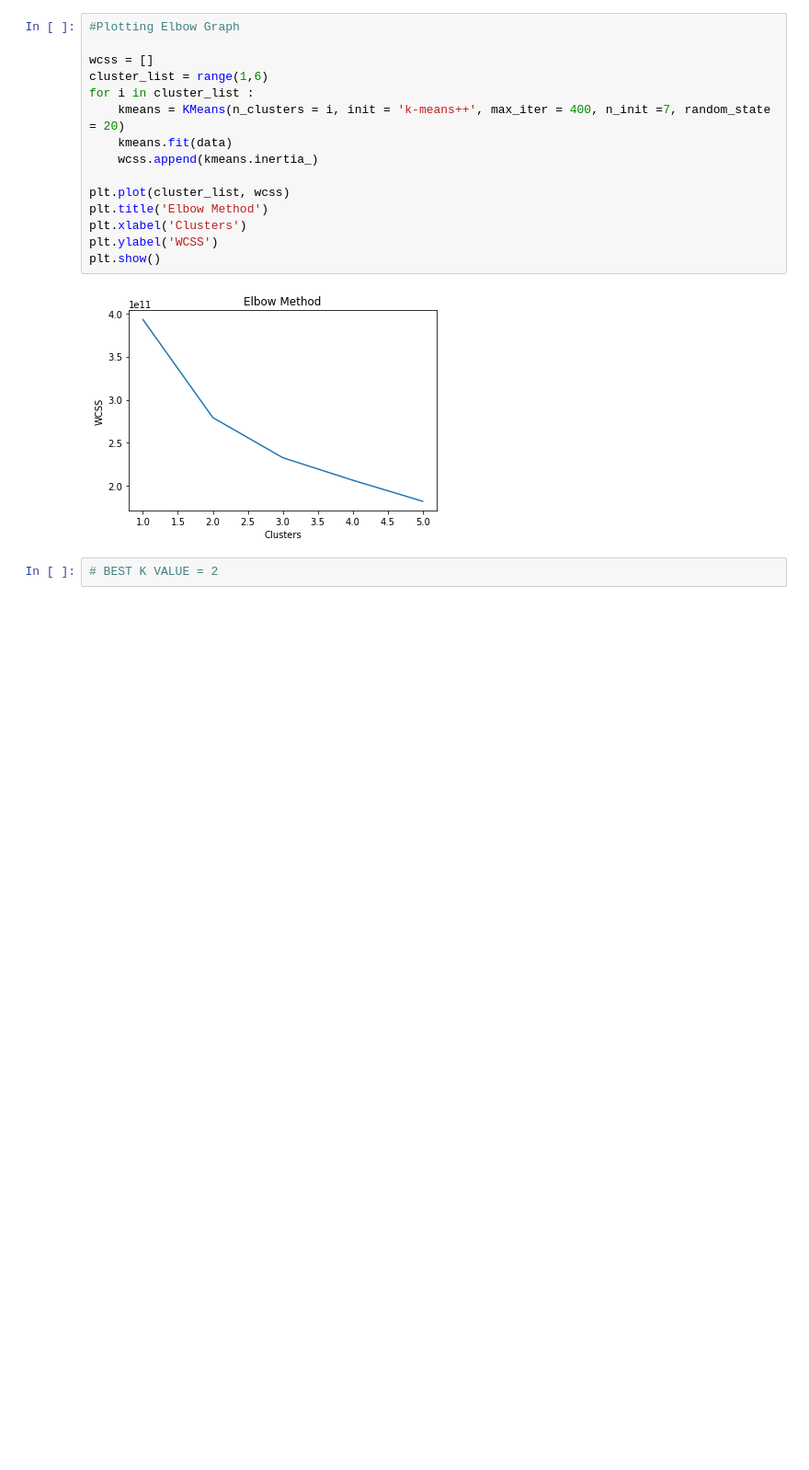
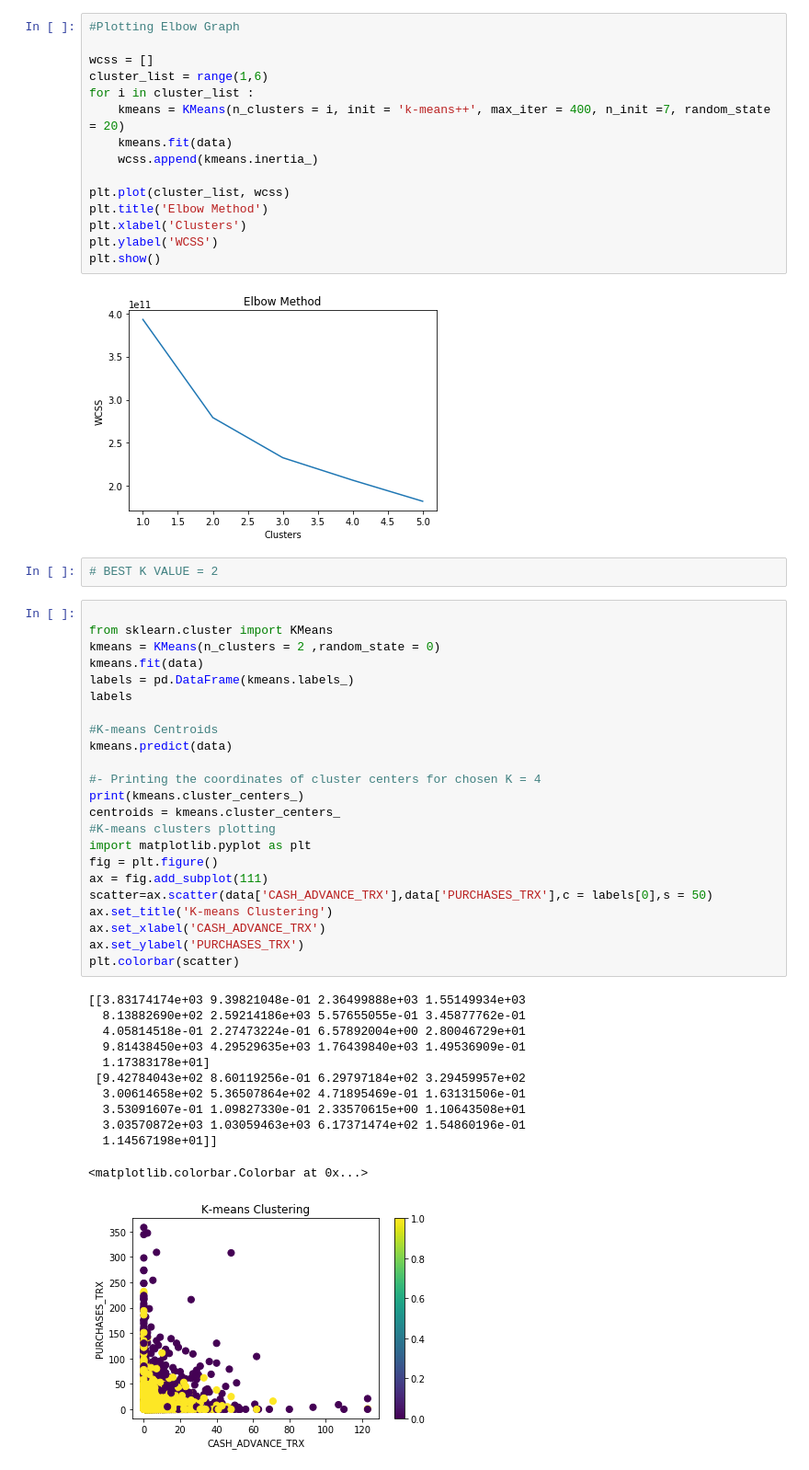
Before and after one commit to H-JEMAI/Hatem-JEMAI, a Jupyter notebook: CHECKPOINT 7 INHERENT CLUSTERS K MEANS.ipynb, the cells around one changed output. Shown at 92% size. Saved outputs shown, nothing was run; the diff lists cells and outputs as text; blank space fills up the shorter version.

```diff
--- a/CHECKPOINT 7 INHERENT CLUSTERS K MEANS.ipynb
+++ b/CHECKPOINT 7 INHERENT CLUSTERS K MEANS.ipynb
@@ -548,4 +543,40 @@ plt.show()
 [figure]
 # %%
 # BEST K VALUE = 2
+# %%
+
+from sklearn.cluster import KMeans
+kmeans = KMeans(n_clusters = 2 ,random_state = 0)
+kmeans.fit(data)
+labels = pd.DataFrame(kmeans.labels_)
+labels
+
+#K-means Centroids
+kmeans.predict(data)
+
+#- Printing the coordinates of cluster centers for chosen K = 4
+print(kmeans.cluster_centers_)
+centroids = kmeans.cluster_centers_
+#K-means clusters plotting
+import matplotlib.pyplot as plt
+fig = plt.figure()
+ax = fig.add_subplot(111)
+scatter=ax.scatter(data['CASH_ADVANCE_TRX'],data['PURCHASES_TRX'],c = labels[0],s = 50)
+ax.set_title('K-means Clustering')
+ax.set_xlabel('CASH_ADVANCE_TRX')
+ax.set_ylabel('PURCHASES_TRX')
+plt.colorbar(scatter)
+# %% [output]
+[[3.83174174e+03 9.39821048e-01 2.36499888e+03 1.55149934e+03
+  8.13882690e+02 2.59214186e+03 5.57655055e-01 3.45877762e-01
+  4.05814518e-01 2.27473224e-01 6.57892004e+00 2.80046729e+01
+  9.81438450e+03 4.29529635e+03 1.76439840e+03 1.49536909e-01
+  1.17383178e+01]
+ [9.42784043e+02 8.60119256e-01 6.29797184e+02 3.29459957e+02
+  3.00614658e+02 5.36507864e+02 4.71895469e-01 1.63131506e-01
+  3.53091607e-01 1.09827330e-01 2.33570615e+00 1.10643508e+01
+  3.03570872e+03 1.03059463e+03 6.17371474e+02 1.54860196e-01
+  1.14567198e+01]]
+<matplotlib.colorbar.Colorbar at 0x...>
+[figure, added]
 # %%
```
Also changed, not shown: parts of 5 cells of this notebook.
